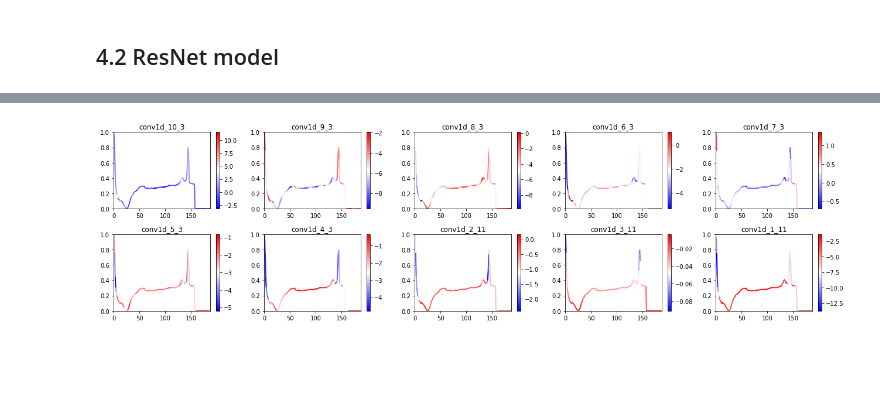
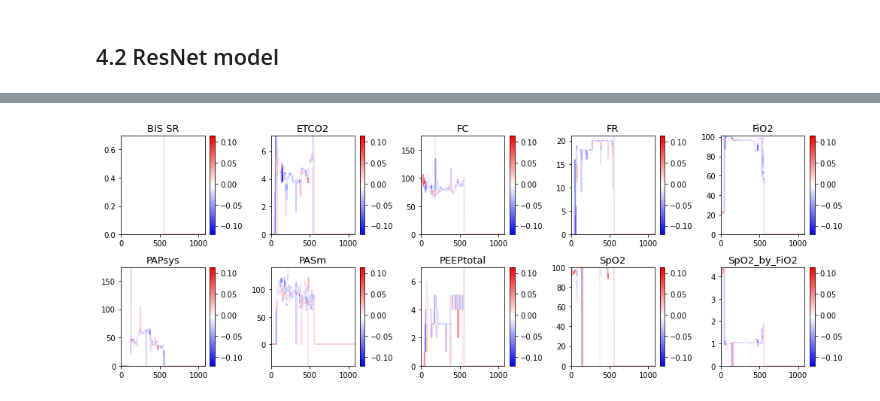
Before and after one commit to DatenBiene/Medical_Time_Series_Calssification, a Jupyter notebook: Transplant.ipynb, the cells around one changed output, grey strips where cells are left out. Saved outputs shown, nothing was run; the diff lists cells and outputs as text; code cells hidden in the pictures; blank space fills up the shorter version.

Commit message:
final transplant notebook

```diff
--- a/Transplant.ipynb
+++ b/Transplant.ipynb
@@ -403,3 +390,3 @@ for i in range(len(ypred)):
 # %%
-display_conv_activations(resnet_model,xtest[not_normal[0]])
+display_conv_activations_transplant(resnet_model,xtest[0],cols)
 # %% [output]
@@ -407 +393 @@ Warning: only the 10 last layers will be displayed
-[figure, old version]
+[figure, new version]
```
Also changed, not shown: parts of 23 cells of this notebook, 1 other file.
